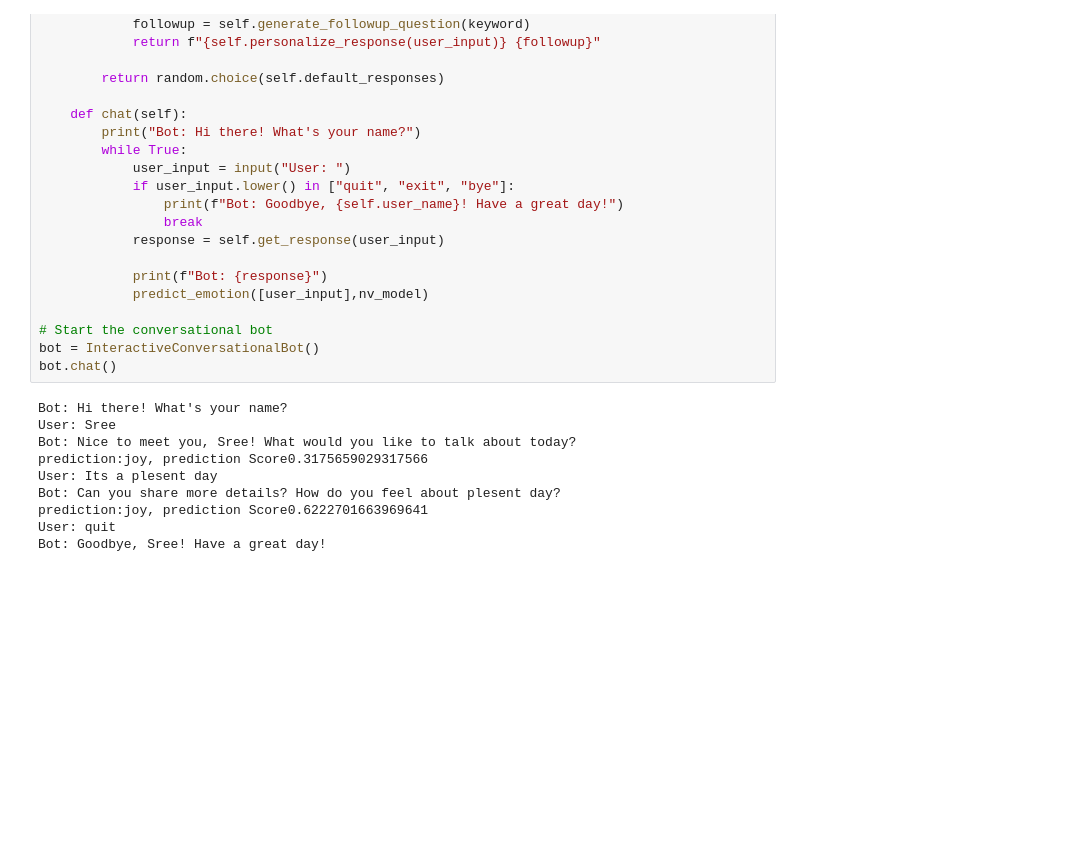
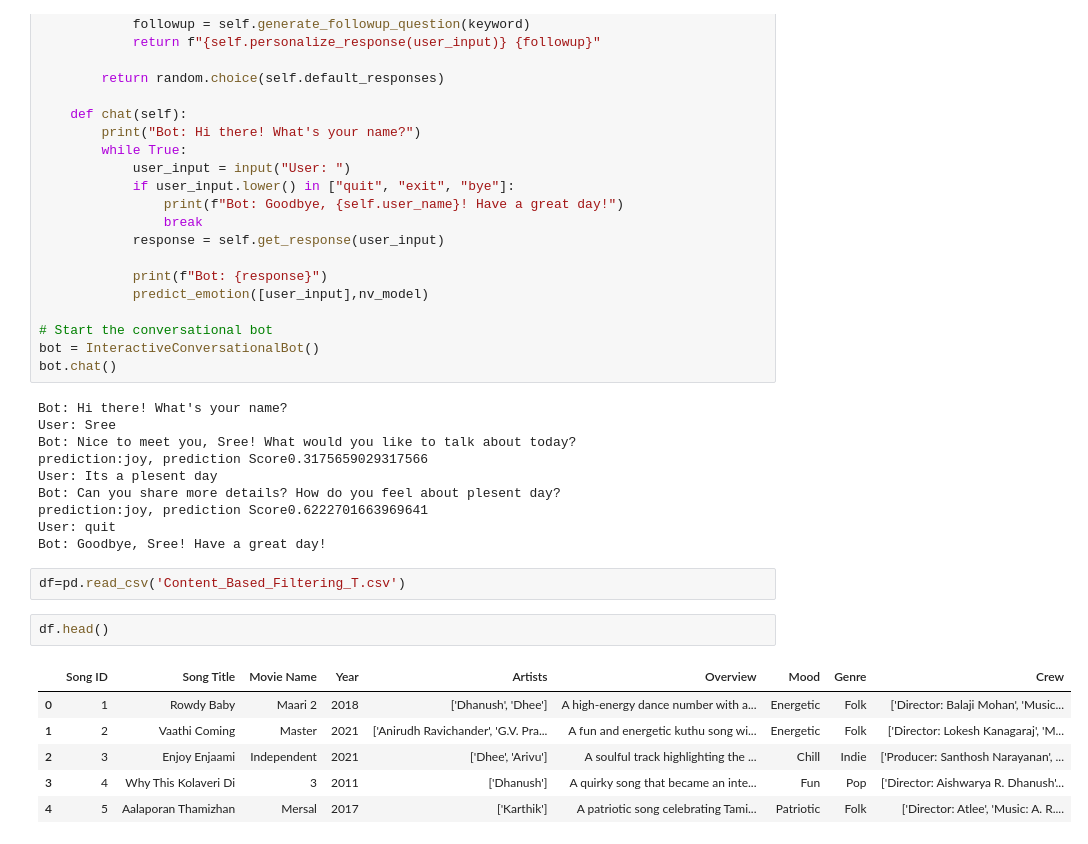
Before and after one commit to SreeVatt/Music-Recommendation-Chatbot, a Jupyter notebook: main.ipynb, the cells around one changed output. Cells and saved outputs as stored; diff of their text form; blank space fills up the shorter version.

```diff
--- a/main.ipynb
+++ b/main.ipynb
@@ -562,3 +562,14 @@ Bot: Can you share more details? How do you feel about plesent day?
 prediction:joy, prediction Score0.6222701663969641
 User: quit
 Bot: Goodbye, Sree! Have a great day!
+# %%
+df=pd.read_csv('Content_Based_Filtering_T.csv')
+# %%
+df.head()
+# %% [output]
+|  | Song ID | Song Title | Movie Name | Year | Artists | Overview | Mood | Genre | Crew |
+| 0 | 1 | Rowdy Baby | Maari 2 | 2018 | ['Dhanush', 'Dhee'] | A high-energy dance number with a... | Energetic | Folk | ['Director: Balaji Mohan', 'Music... |
+| 1 | 2 | Vaathi Coming | Master | 2021 | ['Anirudh Ravichander', 'G.V. Pra... | A fun and energetic kuthu song wi... | Energetic | Folk | ['Director: Lokesh Kanagaraj', 'M... |
+| 2 | 3 | Enjoy Enjaami | Independent | 2021 | ['Dhee', 'Arivu'] | A soulful track highlighting the ... | Chill | Indie | ['Producer: Santhosh Narayanan', ... |
+| 3 | 4 | Why This Kolaveri Di | 3 | 2011 | ['Dhanush'] | A quirky song that became an inte... | Fun | Pop | ['Director: Aishwarya R. Dhanush'... |
+| 4 | 5 | Aalaporan Thamizhan | Mersal | 2017 | ['Karthik'] | A patriotic song celebrating Tami... | Patriotic | Folk | ['Director: Atlee', 'Music: A. R.... |
```
Also changed, not shown: parts of 17 cells of this notebook, 1 other file.
